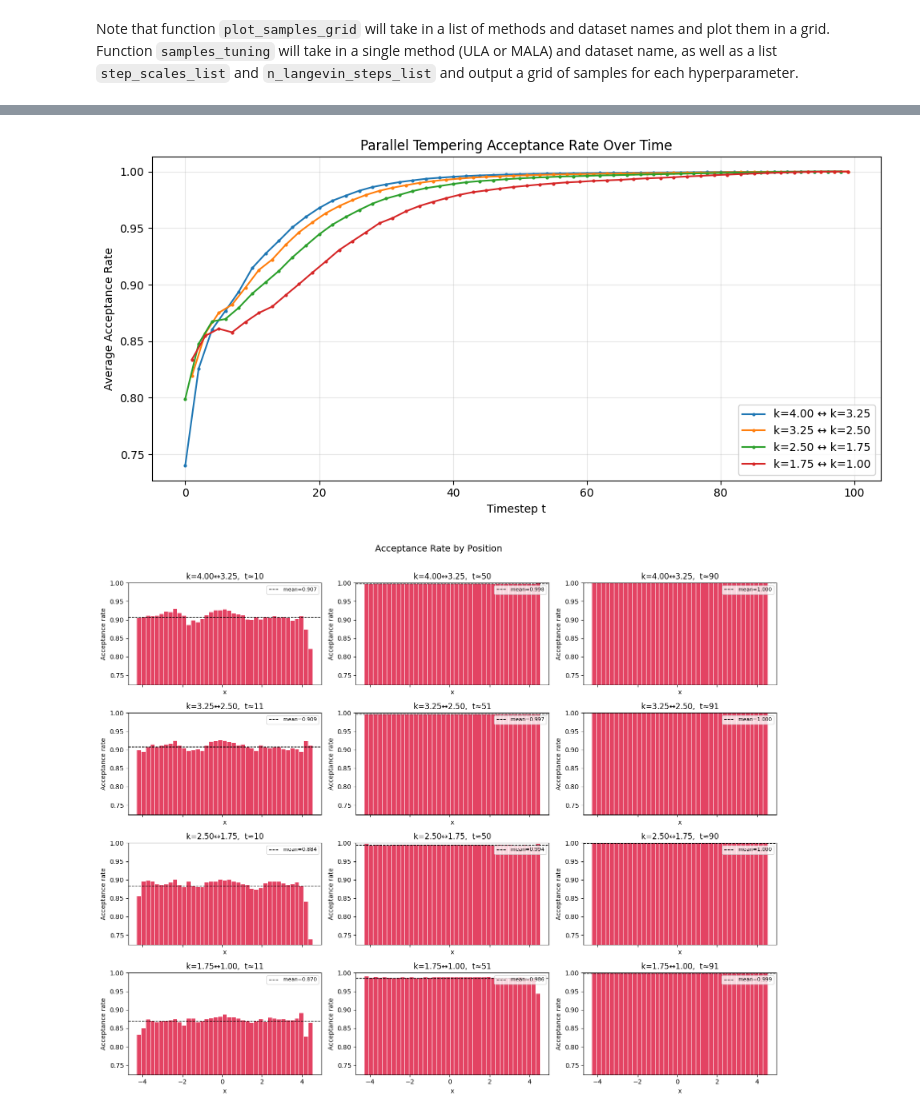
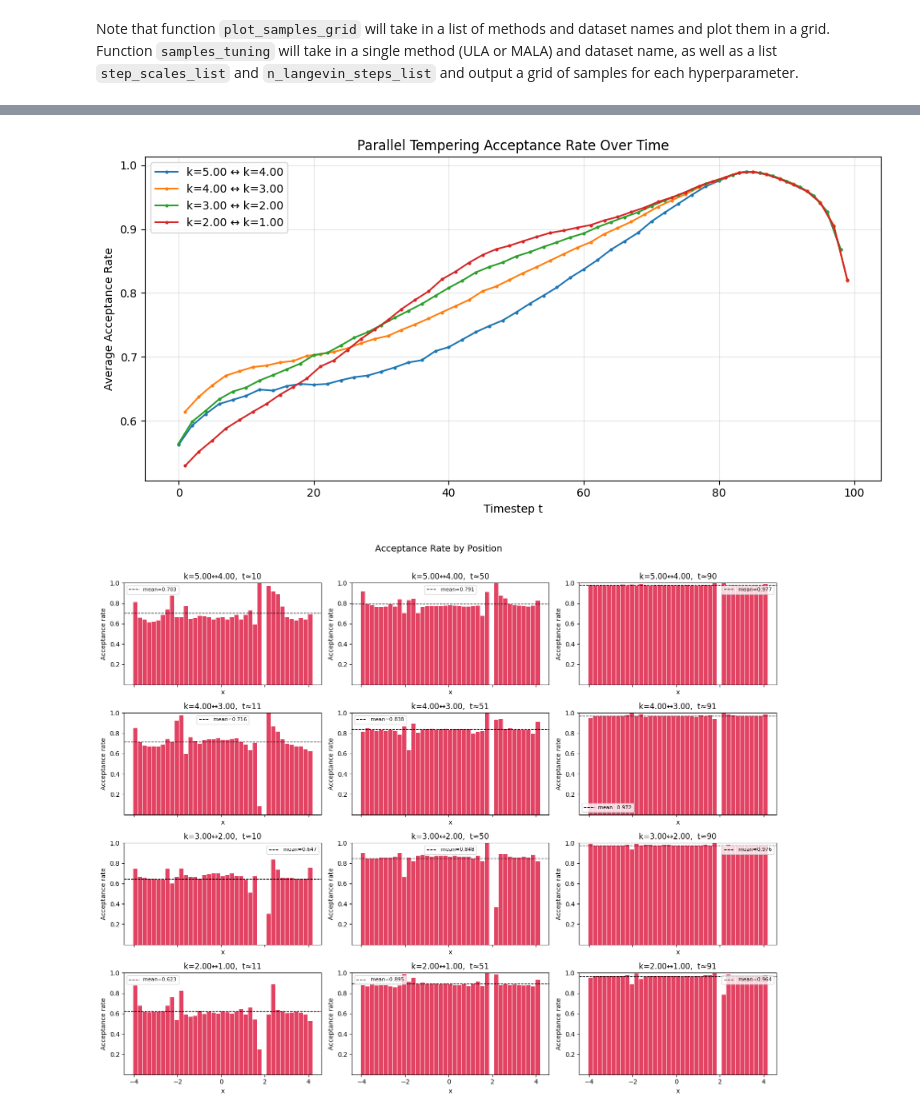
Before and after one commit to oatmeallover/parallel_tempering, a Jupyter notebook: tempered_energy.ipynb, the cells around one changed output, grey strips where cells are left out. Drawn from its saved outputs; the diff is of its cells as text; code cells hidden in the pictures.

```diff
--- a/tempered_energy.ipynb
+++ b/tempered_energy.ipynb
@@ -14,7 +14,7 @@ from src.eval import ladder_ddpm, plot_acceptance_over_time, plot_acceptance_ove
 Note that function `plot_samples_grid` will take in a list of methods and dataset names and plot them in a grid. Function `samples_tuning` will take in a single method (ULA or MALA) and dataset name, as well as a list `step_scales_list` and `n_langevin_steps_list` and output a grid of samples for each hyperparameter.
 # %%
 dataset_name = "composed"
-k = 4.0
+k = 5.0
 sigma = 0.5
 step_scale = 1
 n_langevin_steps = 3
@@ -45,2 +45,2 @@ We will be running 5 replicas within k values [4.   3.25 2.5  1.75 1.  ]
-[figure, old version]
+[figure, new version]
-[figure, old version]
+[figure, new version]
```
Also changed, not shown: parts of 1 cell of this notebook, 8 other files.
